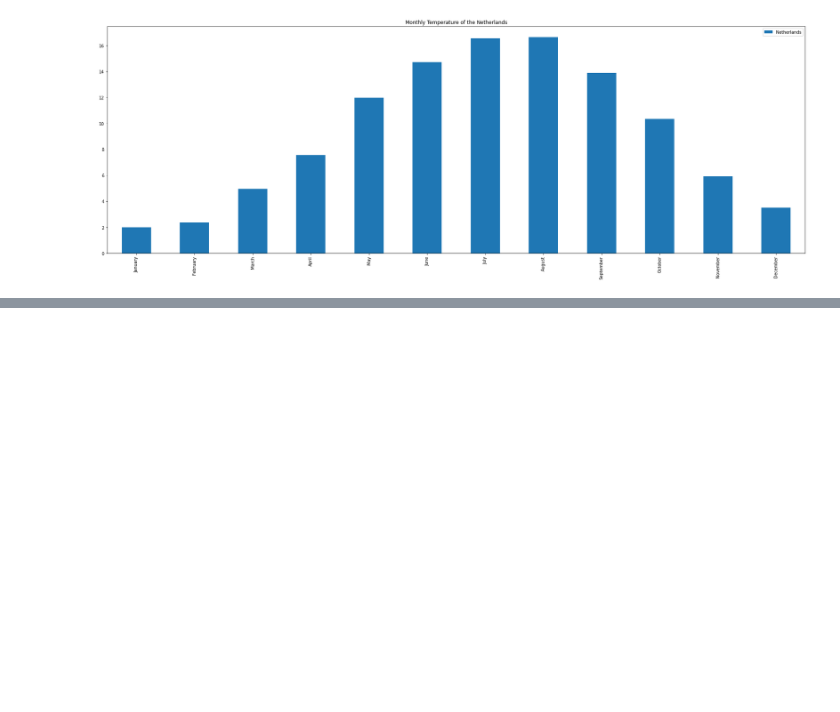
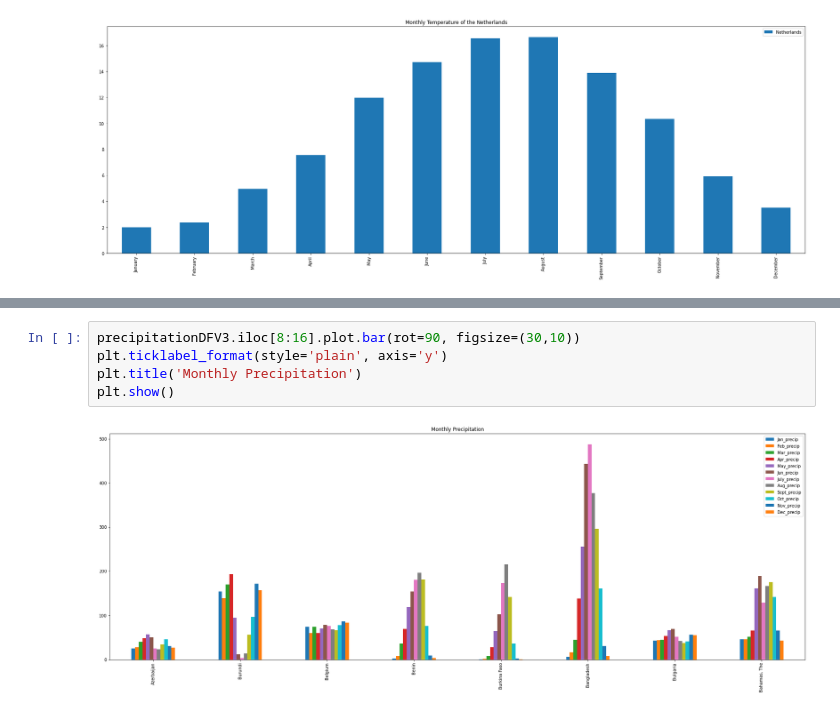
Before and after one commit to kartikay89/Data-Analysis, a Jupyter notebook: ClimateChange.ipynb, the cells around one changed output, grey strips where cells are left out. Drawn from its saved outputs; the diff is of its cells as text; blank space fills up the shorter version.

```diff
--- a/ClimateChange.ipynb
+++ b/ClimateChange.ipynb
@@ -157,0 +195,7 @@ plt.show()
+# %%
+precipitationDFV3.iloc[8:16].plot.bar(rot=90, figsize=(30,10))
+plt.ticklabel_format(style='plain', axis='y')
+plt.title('Monthly Precipitation')
+plt.show()
+# %% [output]
+[figure, added]
```
Also changed, not shown: parts of 16 cells of this notebook.
